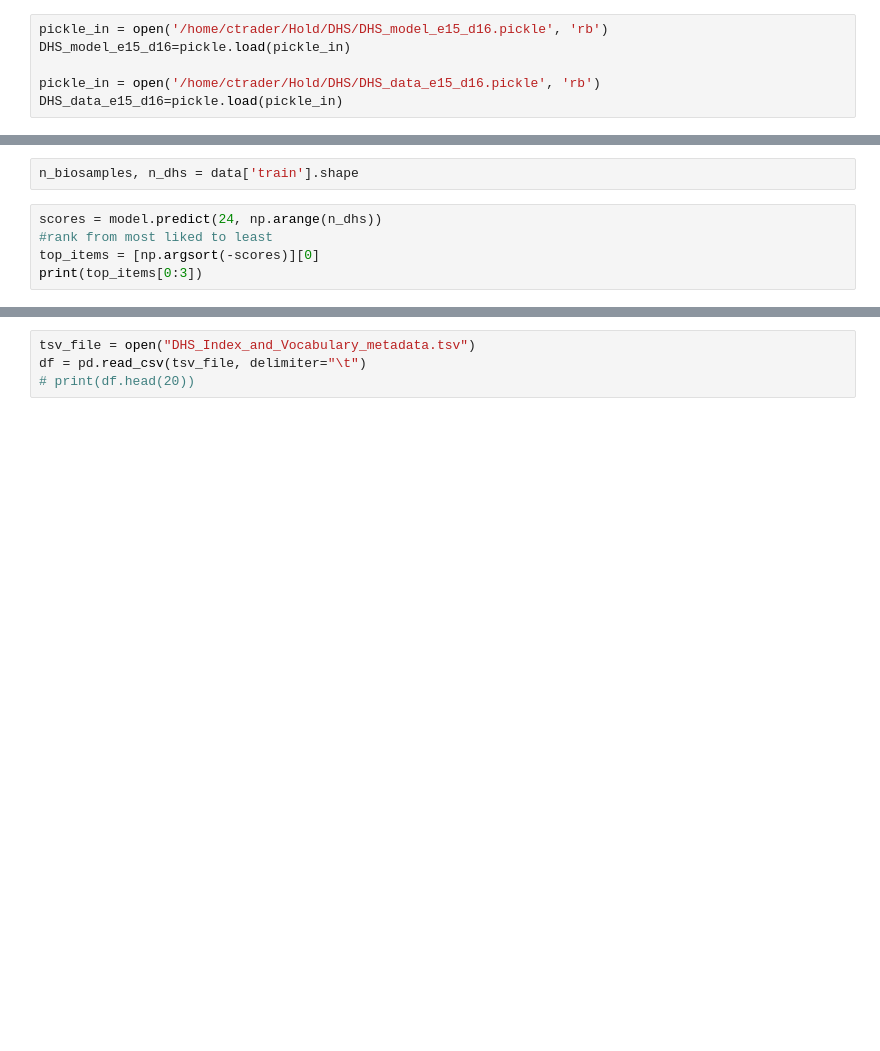
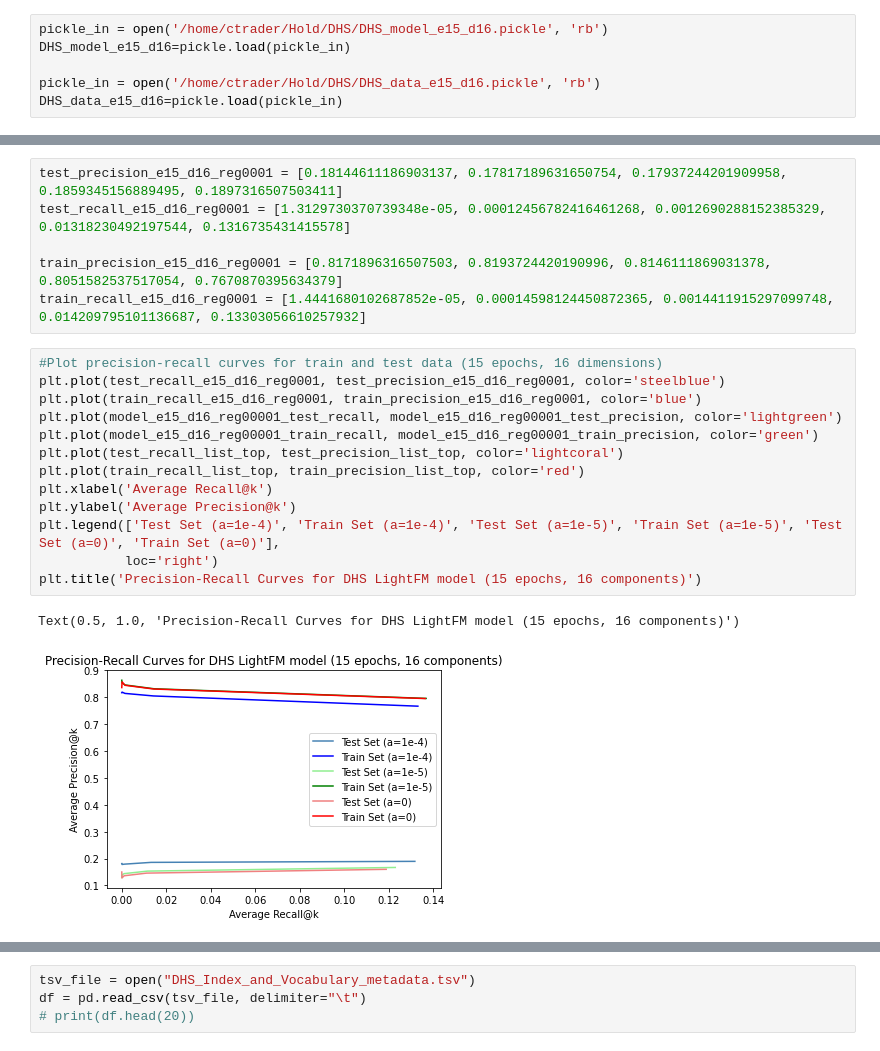
Before and after one commit to meuleman/gilbertAPI, a Jupyter notebook: recommendersystems/lightfm/DHS/LightFM_DHS_CT20210922.ipynb, the cells around one changed output, grey strips where cells are left out. Cells and saved outputs as stored; diff of their text form; blank space fills up the shorter version.

```diff
--- a/recommendersystems/lightfm/DHS/LightFM_DHS_CT20210922.ipynb
+++ b/recommendersystems/lightfm/DHS/LightFM_DHS_CT20210922.ipynb
@@ -94,7 +122,0 @@ print(user_embeddings)
-# %%
-n_biosamples, n_dhs = data['train'].shape
-# %%
-scores = model.predict(24, np.arange(n_dhs))
-#rank from most liked to least
-top_items = [np.argsort(-scores)][0]
-print(top_items[0:3])
@@ -102,0 +496,22 @@ print(top_items[0:3])
+# %%
+test_precision_e15_d16_reg0001 = [0.18144611186903137, 0.17817189631650754, 0.17937244201909958, 0.1859345156889495, 0.1897316507503411]
+test_recall_e15_d16_reg0001 = [1.3129730370739348e-05, 0.00012456782416461268, 0.0012690288152385329, 0.01318230492197544, 0.1316735431415578]
+
+train_precision_e15_d16_reg0001 = [0.8171896316507503, 0.8193724420190996, 0.8146111869031378, 0.8051582537517054, 0.7670870395634379]
+train_recall_e15_d16_reg0001 = [1.4441680102687852e-05, 0.00014598124450872365, 0.0014411915297099748, 0.014209795101136687, 0.13303056610257932]
+# %%
+#Plot precision-recall curves for train and test data (15 epochs, 16 dimensions)
+plt.plot(test_recall_e15_d16_reg0001, test_precision_e15_d16_reg0001, color='steelblue')
+plt.plot(train_recall_e15_d16_reg0001, train_precision_e15_d16_reg0001, color='blue')
+plt.plot(model_e15_d16_reg00001_test_recall, model_e15_d16_reg00001_test_precision, color='lightgreen')
+plt.plot(model_e15_d16_reg00001_train_recall, model_e15_d16_reg00001_train_precision, color='green')
+plt.plot(test_recall_list_top, test_precision_list_top, color='lightcoral')
+plt.plot(train_recall_list_top, train_precision_list_top, color='red')
+plt.xlabel('Average Recall@k')
+plt.ylabel('Average Precision@k')
+plt.legend(['Test Set (a=1e-4)', 'Train Set (a=1e-4)', 'Test Set (a=1e-5)', 'Train Set (a=1e-5)', 'Test Set (a=0)', 'Train Set (a=0)'],
+           loc='right')
+plt.title('Precision-Recall Curves for DHS LightFM model (15 epochs, 16 components)')
+# %% [output]
+Text(0.5, 1.0, 'Precision-Recall Curves for DHS LightFM model (15 epochs, 16 components)')
+[figure, added]
```
Also changed, not shown: parts of 100 cells of this notebook.
